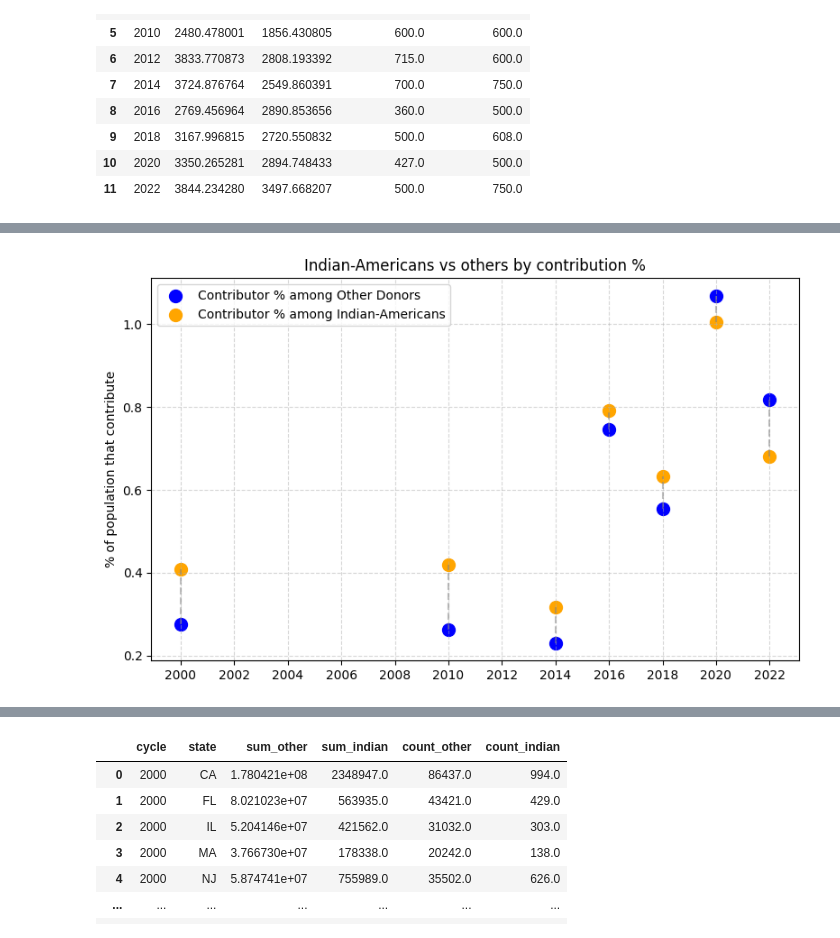
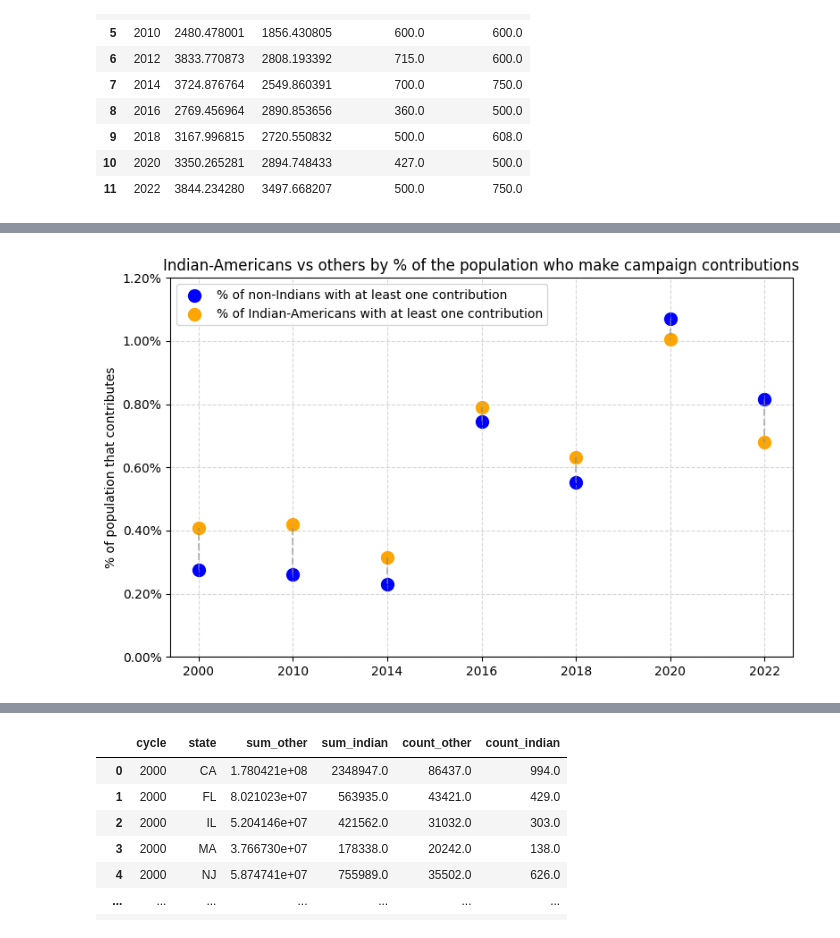
Before and after one commit to kkkarnav/indianamericancontributions, a Jupyter notebook: donor_stats.ipynb, the cells around one changed output, grey strips where cells are left out. Cells and saved outputs as stored; diff of their text form; code cells hidden in the pictures.

```diff
--- a/donor_stats.ipynb
+++ b/donor_stats.ipynb
@@ -126,6 +147,7 @@ donors_pivot.loc[donors_pivot["cycle"] == 2010, "Census Pop"] = 308745538
 
 donors_pivot["indian_rate"] = donors_pivot["Indian-Americans"] / donors_pivot["Indian Pop"] * 100
 donors_pivot["other_rate"] = donors_pivot["Other Donors"] / donors_pivot["Census Pop"] * 100
+donors_pivot["indian_pop_rate"] = donors_pivot["Indian Pop"] / donors_pivot["Census Pop"] * 100
 
 donors_pivot
 # %% [output]
@@ -250,3 +275,22 @@ plt.tight_layout()
 plt.show()
 # %% [output]
 [figure]
+# %%
+plt.figure(figsize=(8, 4))
+
+cycles = pd.Series(donors_pivot["cycle"]).apply(lambda x: str(x)[:4])
+cycles = cycles[~cycles.isin(['2002', '2004', '2006', '2008', '2012'])]
+x = np.arange(len(cycles))
+width = 0.5
+
+plt.bar(x - width / 2, donors_pivot[~donors_pivot["cycle"].isin([2002, 2004, 2006, 2008, 2012])]['indian_pop_rate'], label='% of population that is Indian-American', alpha=0.9, width=width, color='darkorange')
+plt.bar(x + width / 2, donors_pivot[~donors_pivot["cycle"].isin([2002, 2004, 2006, 2008, 2012])]['indian_rate'], label='% of Indian-Americans who contribute', alpha=0.6, width=width, color='orange')
+
+plt.title("Share (%) of Indian-American donors within the population")
+plt.ylabel("Share (%)")
+plt.ylim(0, 2)
+plt.xticks(x, cycles)
+plt.gca().yaxis.set_major_formatter(plt.FuncFormatter(lambda x, _: f'{x:,.2f}%'))
+plt.legend(loc='upper left')
+plt.tight_layout()
+plt.show()
@@ -434,6 +520,7 @@ donors_avg
 | 11 | 2022 | 3844.234280 | 3497.668207 | 500.0 | 750.0 |
 # %%
 plt.figure(figsize=(8, 5))
+cycles = pd.Series(donors_avg["cycle"]).apply(lambda x: str(x)[:4])
 
 for cat, g1, g2 in zip(cycles, donors_avg["mean_other"], donors_avg["mean_indian"]):
     plt.plot([cat, cat], [g1, g2], color='gray', linestyle='--', alpha=0.5)
@@ -444,7 +531,7 @@ plt.scatter(cycles, donors_avg["median_other"], facecolors='none', edgecolors='b
 plt.scatter(cycles, donors_avg["median_indian"], facecolors='none', edgecolors='orange', label='Indian-Americans (median)', s=100)
 
 plt.title(f"Indian-Americans vs others by average amount donated")
-plt.ylabel("Amount Donated")
+plt.ylabel("Amount Donated (USD)")
 plt.legend()
 plt.grid(True, linestyle='--', alpha=0.5)
 plt.tight_layout()
@@ -454,20 +561,24 @@ plt.show()
 # %%
 plt.figure(figsize=(8, 5))
+cycles = pd.Series(donors_pivot["cycle"]).apply(lambda x: str(x)[:4])
+cycles = cycles[~cycles.isin(['2002', '2004', '2006', '2008', '2012'])]
 
-for cat, g1, g2 in zip(cycles, donors_pivot["other_rate"], donors_pivot["indian_rate"]):
+for cat, g1, g2 in zip(cycles, donors_pivot[~donors_pivot["cycle"].isin([2002, 2004, 2006, 2008, 2012])]["other_rate"], donors_pivot[~donors_pivot["cycle"].isin([2002, 2004, 2006, 2008, 2012])]["indian_rate"]):
     plt.plot([cat, cat], [g1, g2], color='gray', linestyle='--', alpha=0.5)
 
-plt.scatter(cycles, donors_pivot["other_rate"], color='blue', label='Contributor % among Other Donors', s=100)
-plt.scatter(cycles, donors_pivot["indian_rate"], color='orange', label='Contributor % among Indian-Americans', s=100)
+plt.scatter(cycles, donors_pivot[~donors_pivot["cycle"].isin([2002, 2004, 2006, 2008, 2012])]["other_rate"], color='blue', label='% of non-Indians with at least one contribution', s=100)
+plt.scatter(cycles, donors_pivot[~donors_pivot["cycle"].isin([2002, 2004, 2006, 2008, 2012])]["indian_rate"], color='orange', label='% of Indian-Americans with at least one contribution', s=100)
 
-plt.title(f"Indian-Americans vs others by contribution %")
-plt.ylabel("% of population that contribute")
+plt.title(f"Indian-Americans vs others by % of the population who make campaign contributions")
+plt.ylabel("% of population that contributes")
+plt.ylim(0, 1.2)
+plt.gca().yaxis.set_major_formatter(plt.FuncFormatter(lambda x, _: f'{x:,.2f}%'))
 plt.legend()
 plt.grid(True, linestyle='--', alpha=0.5)
 plt.tight_layout()
 plt.show()
 # %% [output]
-[figure, old version]
+[figure, new version]
 # %%
 sectors_avg = donors[(donors["cycle"] == 2000 + year) & (~donors["sector"].isin(["Ideology/Single Issue", "Unknown", "Party"]))].groupby(['sector', 'indian']).agg(mean=('total_donated', 'mean'), median=('total_donated', 'median')).reset_index()
 sectors_avg = sectors_avg.pivot(index='sector', columns='indian', values=['mean', 'median']).fillna(0).reset_index()
```
Also changed, not shown: parts of 23 cells of this notebook, 7 other files.
